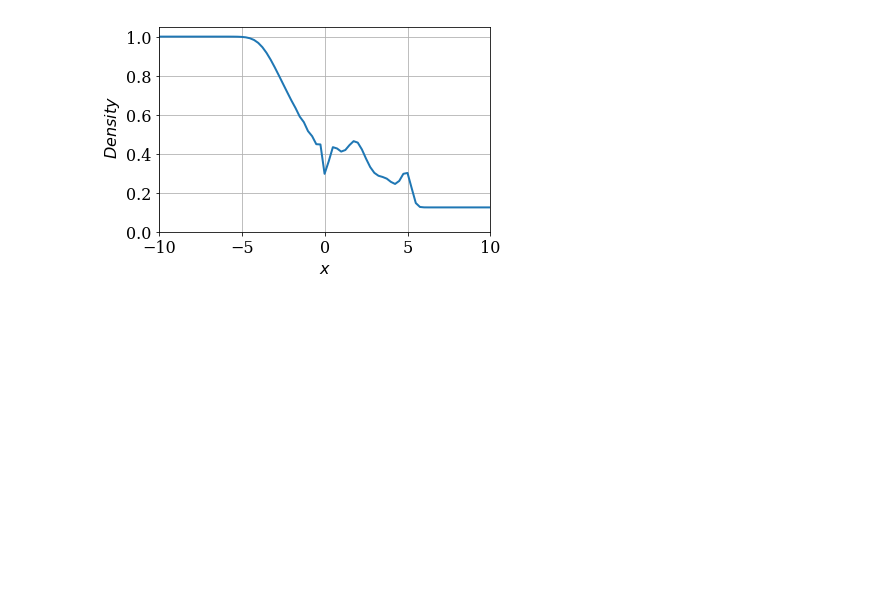
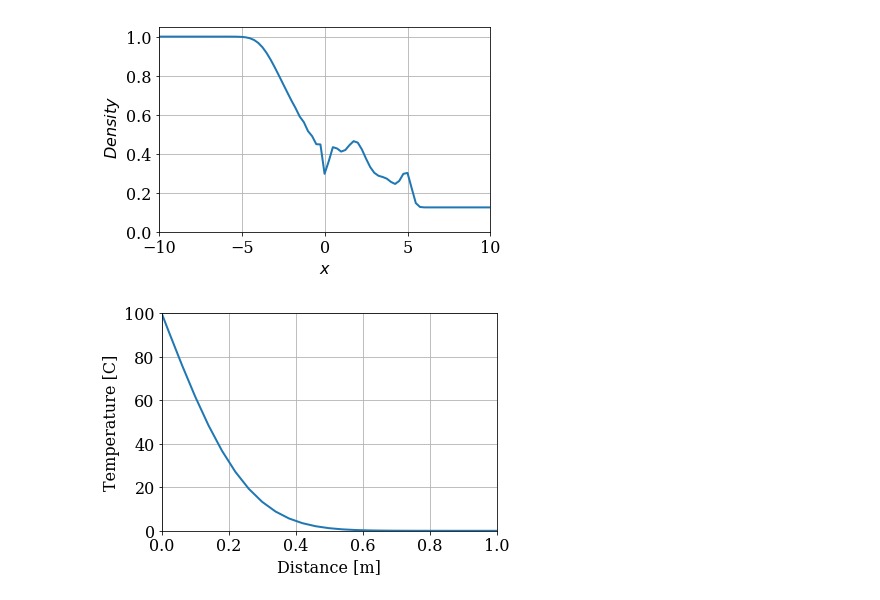
Before and after one commit to MasayukiHabukawa/MAE6286, a Jupyter notebook: Practice.ipynb, the cells around one changed output. Drawn from its saved outputs; the diff is of its cells as text; code cells hidden in the pictures; blank space fills up the shorter version.

```diff
--- a/Practice.ipynb
+++ b/Practice.ipynb
@@ -207,0 +212,38 @@ pyplot.tight_layout()
+# %%
+pyplot.rcParams['font.family'] = 'serif'
+pyplot.rcParams['font.size'] = 16
+# %%
+L = 1.0
+nx = 51
+dx = L / (nx - 1)
+alpha = 1.22e-3
+
+x = numpy.linspace(0.0, L, num=nx)   # define the locations along the rod
+
+# initial temp
+T0 = numpy.zeros(nx)
+T0[0] = 100.0
+# %%
+def ftcs(T0, nt, dt, dx, alpha):
+    T = T0.copy()
+    sigma = alpha * dt / dx**2
+    for n in range(nt):
+        T[1:-1] = T[1:-1] + sigma * (T[2:] - 2 * T[1:-1] + T[:-2])
+    return T
+# %%
+nt = 100
+sigma = 0.5
+dt = sigma * dx**2 / alpha
+
+T = ftcs(T0, nt, dt, dx, alpha)
+# %%
+# Plot the temperature along the rod.
+pyplot.figure(figsize=(6.0, 4.0))
+pyplot.xlabel('Distance [m]')
+pyplot.ylabel('Temperature [C]')
+pyplot.grid()
+pyplot.plot(x, T, color='C0', linestyle='-', linewidth=2)
+pyplot.xlim(0.0, L)
+pyplot.ylim(0.0, 100.0);
+# %% [output]
+[figure, added]
```
Also changed, not shown: parts of 25 cells of this notebook, 7 other files.
